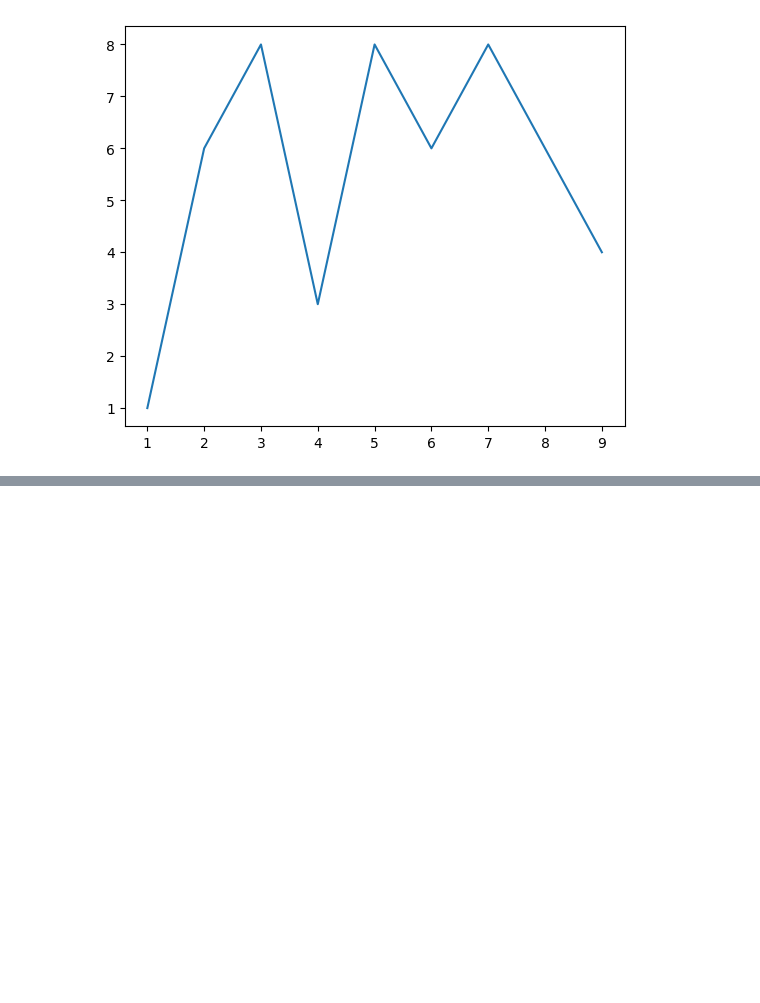
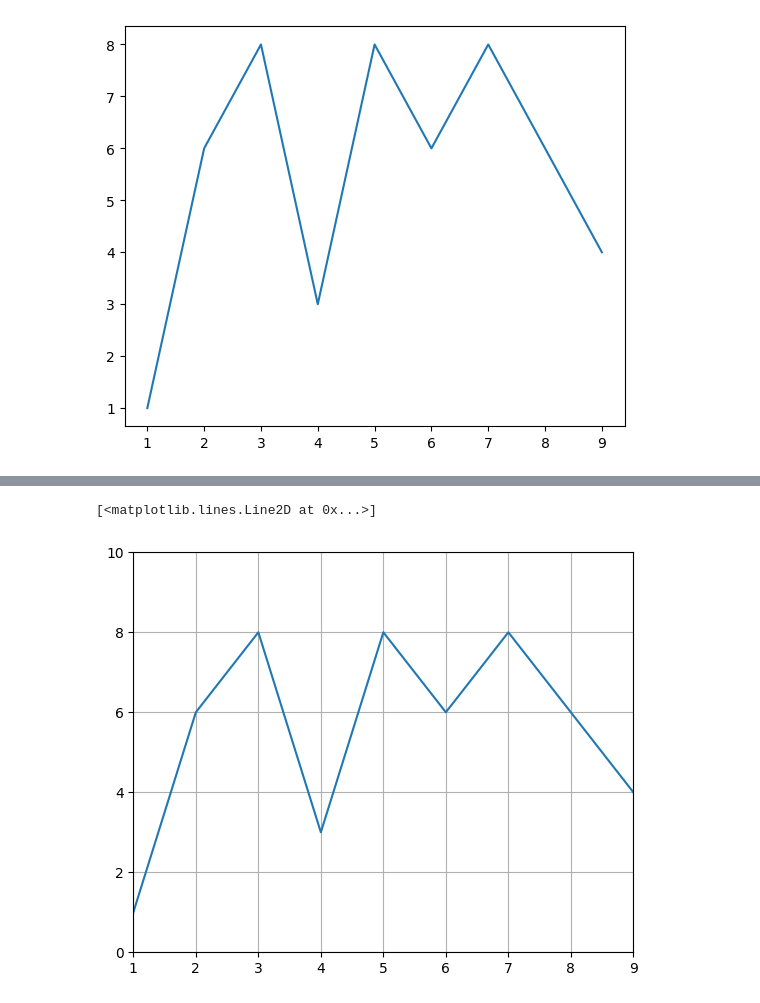
Before and after one commit to alphacodicnerd/practice-repo, a Jupyter notebook: Practice - Pandas, Numpy Intro.ipynb, the cells around one changed output, grey strips where cells are left out. Drawn from its saved outputs; the diff is of its cells as text; code cells hidden in the pictures; blank space fills up the shorter version.

```diff
--- a/Practice - Pandas, Numpy Intro.ipynb
+++ b/Practice - Pandas, Numpy Intro.ipynb
@@ -505,0 +511,12 @@ ax.set_yticks()
+# %%
+fig = plt.figure() #creating empty figure step 1 of object oriented method
+ax = fig.add_axes([.1,.1,1,1])
+
+ax.set_xlim([1,9])
+ax.set_ylim([0,10])
+ax.grid() #gives grid at the back
+
+ax.plot(x,y)
+# %% [output]
+[<matplotlib.lines.Line2D at 0x...>]
+[figure, added]
```
Also changed, not shown: parts of 11 cells of this notebook.
